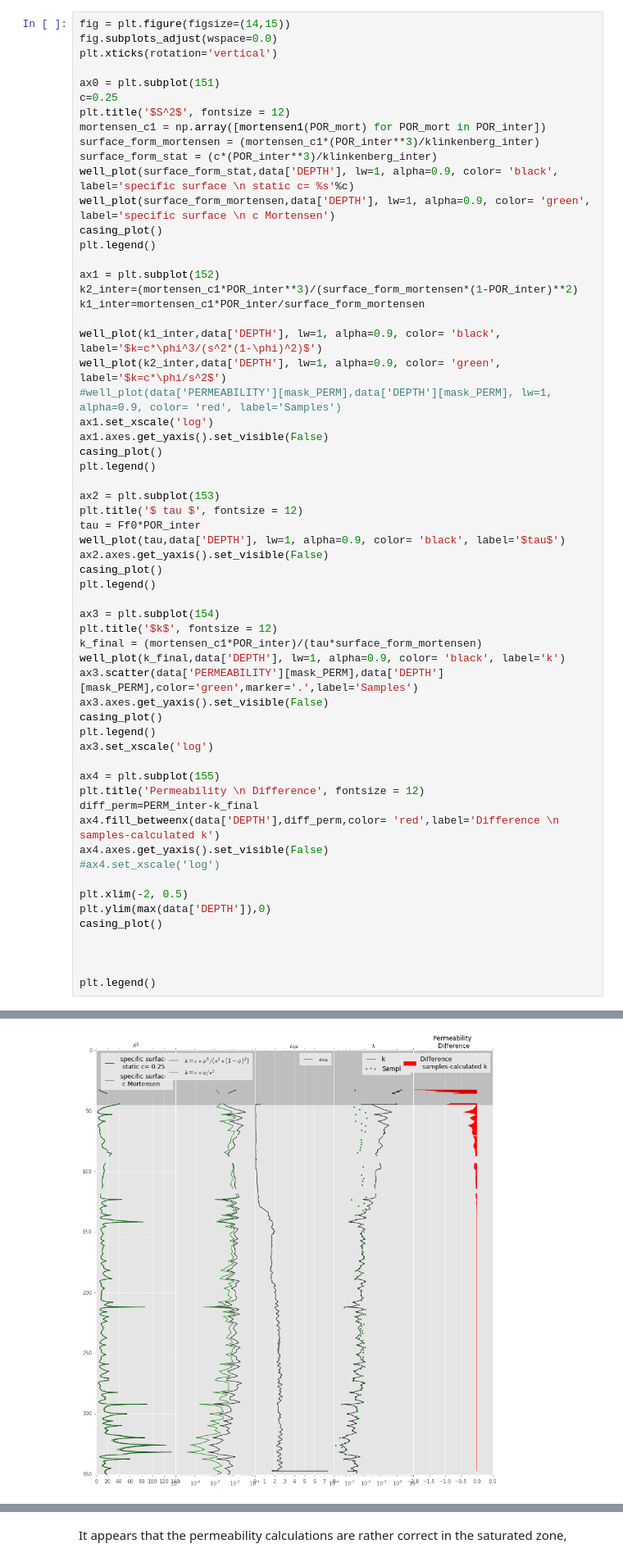
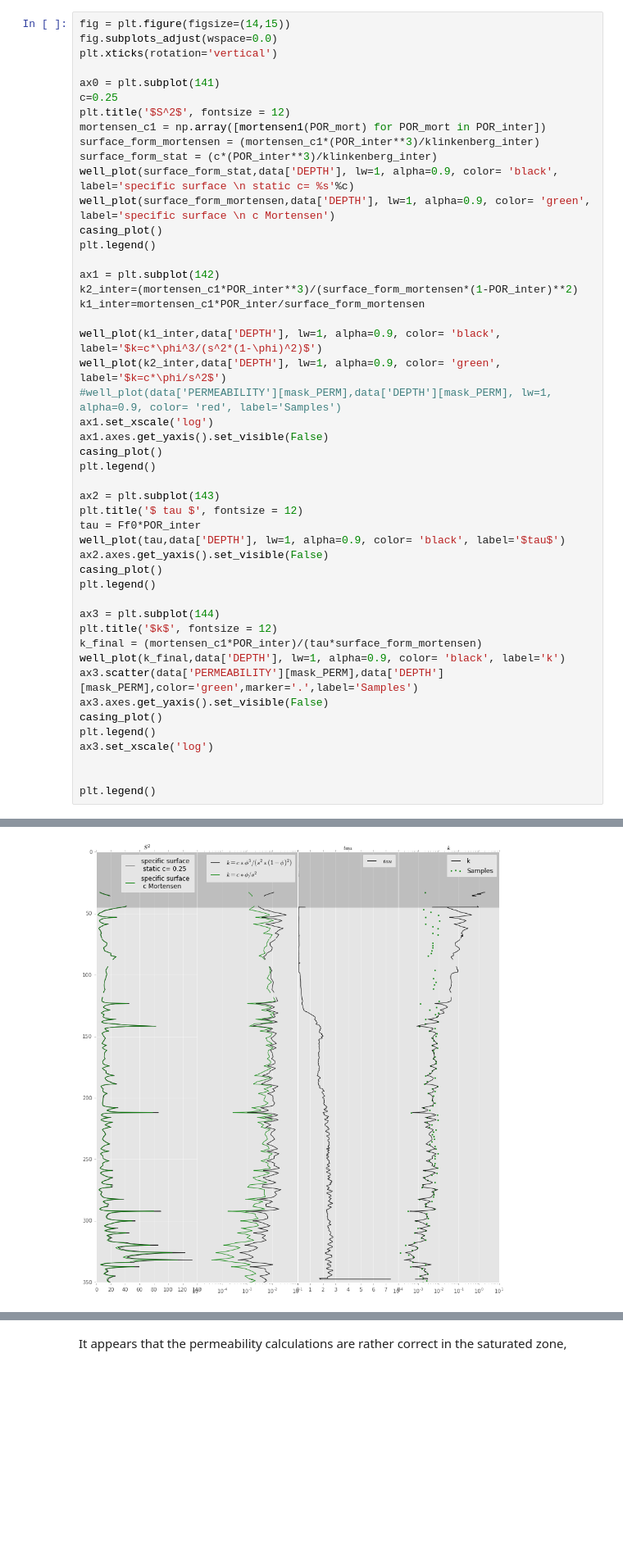
Before and after one commit to TobbeTripitaka/Dalbyover, a Jupyter notebook: Dalbyover sonic log.ipynb, the cells around one changed output, grey strips where cells are left out. Shown at 82% size. Saved outputs shown, nothing was run; the diff lists cells and outputs as text; blank space fills up the shorter version.

```diff
--- a/Dalbyover sonic log.ipynb
+++ b/Dalbyover sonic log.ipynb
@@ -809,7 +811,7 @@ fig = plt.figure(figsize=(14,15))
 fig.subplots_adjust(wspace=0.0)
 plt.xticks(rotation='vertical')
 
-ax0 = plt.subplot(151)
+ax0 = plt.subplot(141)
 c=0.25
 plt.title('$S^2$', fontsize = 12)
 mortensen_c1 = np.array([mortensen1(POR_mort) for POR_mort in POR_inter])
@@ -820,50 +822,38 @@ well_plot(surface_form_mortensen,data['DEPTH'], lw=1, alpha=0.9, color= 'green',
 casing_plot()
 plt.legend()
 
-ax1 = plt.subplot(152)
+ax1 = plt.subplot(142)
 k2_inter=(mortensen_c1*POR_inter**3)/(surface_form_mortensen*(1-POR_inter)**2)
 k1_inter=mortensen_c1*POR_inter/surface_form_mortensen
 
 well_plot(k1_inter,data['DEPTH'], lw=1, alpha=0.9, color= 'black', label='$k=c*\phi^3/(s^2*(1-\phi)^2)$')
 well_plot(k2_inter,data['DEPTH'], lw=1, alpha=0.9, color= 'green', label='$k=c*\phi/s^2$')
 #well_plot(data['PERMEABILITY'][mask_PERM],data['DEPTH'][mask_PERM], lw=1, alpha=0.9, color= 'red', label='Samples')
 ax1.set_xscale('log')
 ax1.axes.get_yaxis().set_visible(False)
 casing_plot()
 plt.legend()
 
-ax2 = plt.subplot(153)
+ax2 = plt.subplot(143)
 plt.title('$ tau $', fontsize = 12)
 tau = Ff0*POR_inter
 well_plot(tau,data['DEPTH'], lw=1, alpha=0.9, color= 'black', label='$tau$')
 ax2.axes.get_yaxis().set_visible(False)
 casing_plot()
 plt.legend()
 
-ax3 = plt.subplot(154)
+ax3 = plt.subplot(144)
 plt.title('$k$', fontsize = 12)
 k_final = (mortensen_c1*POR_inter)/(tau*surface_form_mortensen)
 well_plot(k_final,data['DEPTH'], lw=1, alpha=0.9, color= 'black', label='k')
 ax3.scatter(data['PERMEABILITY'][mask_PERM],data['DEPTH'][mask_PERM],color='green',marker='.',label='Samples')
 ax3.axes.get_yaxis().set_visible(False)
 casing_plot()
 plt.legend()
 ax3.set_xscale('log')
 
-ax4 = plt.subplot(155)
-plt.title('Permeability \n Difference', fontsize = 12)
-diff_perm=PERM_inter-k_final
-ax4.fill_betweenx(data['DEPTH'],diff_perm,color= 'red',label='Difference \n samples-calculated k')
-ax4.axes.get_yaxis().set_visible(False)
-#ax4.set_xscale('log')
-
-plt.xlim(-2, 0.5)
-plt.ylim(max(data['DEPTH']),0)
-casing_plot()
-
-
 
 plt.legend()
 # %% [output]
 <matplotlib.legend.Legend at 0x...>
-[figure, old version]
+[figure, new version]
```
Also changed, not shown: parts of 3 cells of this notebook.
